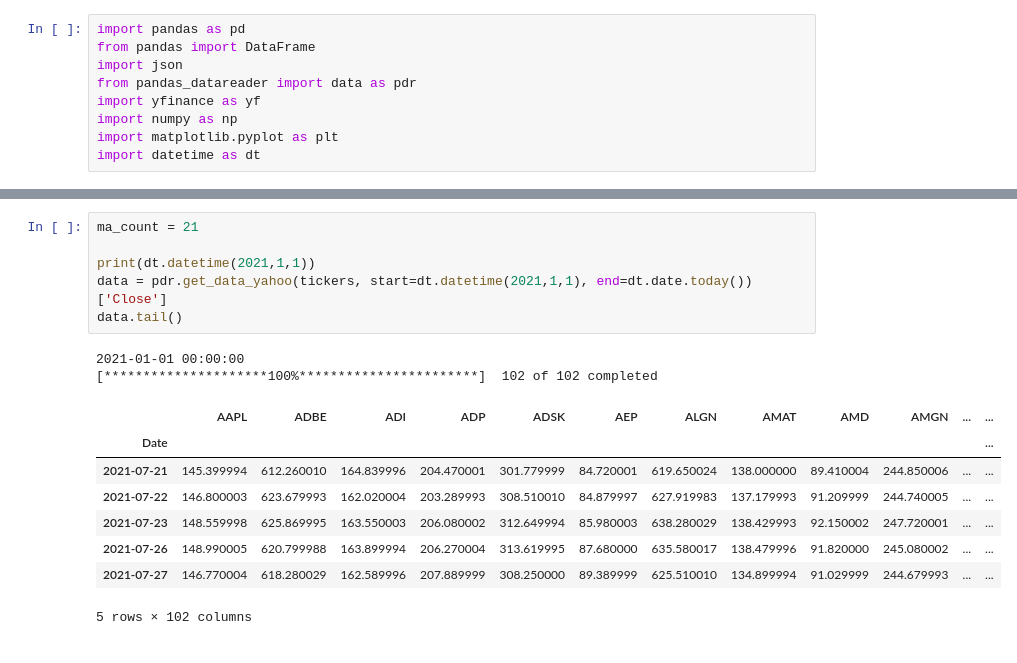
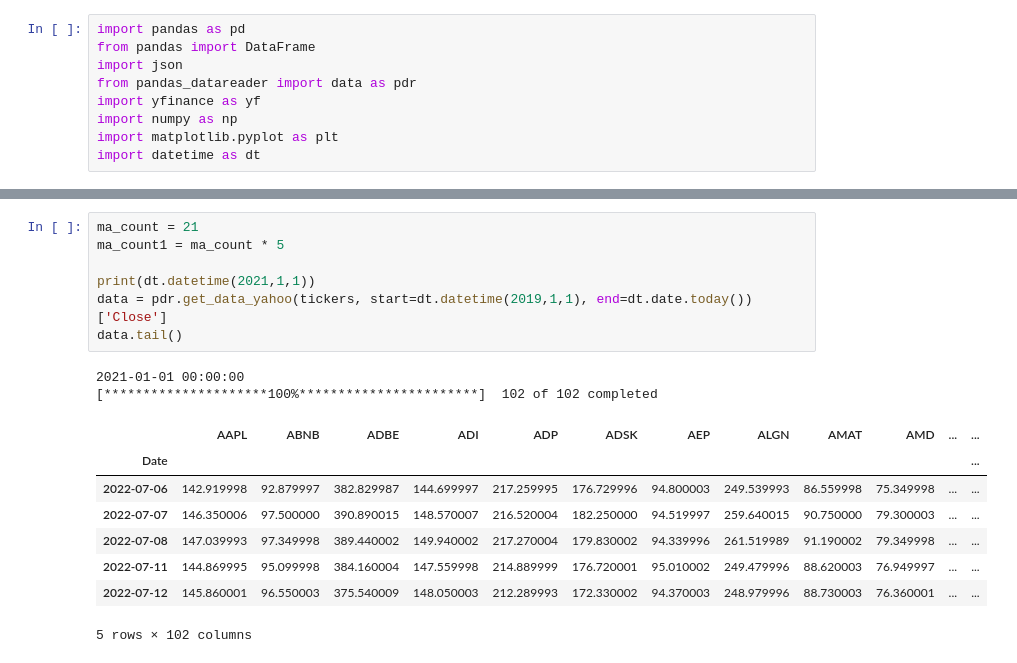
Before and after one commit to 4art/quant, a Jupyter notebook: ndx_ma.ipynb, the cells around one changed output, grey strips where cells are left out. Saved outputs shown, nothing was run; the diff lists cells and outputs as text.

```diff
--- a/ndx_ma.ipynb
+++ b/ndx_ma.ipynb
@@ -58,20 +58,21 @@ df
 102 rows × 4 columns
 # %%
 ma_count = 21
+ma_count1 = ma_count * 5
 
 print(dt.datetime(2021,1,1))
-data = pdr.get_data_yahoo(tickers, start=dt.datetime(2021,1,1), end=dt.date.today())['Close']
+data = pdr.get_data_yahoo(tickers, start=dt.datetime(2019,1,1), end=dt.date.today())['Close']
 data.tail()
 # %% [output]
 2021-01-01 00:00:00
 [*********************100%***********************]  102 of 102 completed
-|  | AAPL | ADBE | ADI | ADP | ADSK | AEP | ALGN | AMAT | AMD | AMGN | ... | ... |
+|  | AAPL | ABNB | ADBE | ADI | ADP | ADSK | AEP | ALGN | AMAT | AMD | ... | ... |
 | Date |  |  |  |  |  |  |  |  |  |  |  | ... |
-| 2021-07-21 | 145.399994 | 612.260010 | 164.839996 | 204.470001 | 301.779999 | 84.720001 | 619.650024 | 138.000000 | 89.410004 | 244.850006 | ... | ... |
-| 2021-07-22 | 146.800003 | 623.679993 | 162.020004 | 203.289993 | 308.510010 | 84.879997 | 627.919983 | 137.179993 | 91.209999 | 244.740005 | ... | ... |
-| 2021-07-23 | 148.559998 | 625.869995 | 163.550003 | 206.080002 | 312.649994 | 85.980003 | 638.280029 | 138.429993 | 92.150002 | 247.720001 | ... | ... |
-| 2021-07-26 | 148.990005 | 620.799988 | 163.899994 | 206.270004 | 313.619995 | 87.680000 | 635.580017 | 138.479996 | 91.820000 | 245.080002 | ... | ... |
-| 2021-07-27 | 146.770004 | 618.280029 | 162.589996 | 207.889999 | 308.250000 | 89.389999 | 625.510010 | 134.899994 | 91.029999 | 244.679993 | ... | ... |
+| 2022-07-06 | 142.919998 | 92.879997 | 382.829987 | 144.699997 | 217.259995 | 176.729996 | 94.800003 | 249.539993 | 86.559998 | 75.349998 | ... | ... |
+| 2022-07-07 | 146.350006 | 97.500000 | 390.890015 | 148.570007 | 216.520004 | 182.250000 | 94.519997 | 259.640015 | 90.750000 | 79.300003 | ... | ... |
+| 2022-07-08 | 147.039993 | 97.349998 | 389.440002 | 149.940002 | 217.270004 | 179.830002 | 94.339996 | 261.519989 | 91.190002 | 79.349998 | ... | ... |
+| 2022-07-11 | 144.869995 | 95.099998 | 384.160004 | 147.559998 | 214.889999 | 176.720001 | 95.010002 | 249.479996 | 88.620003 | 76.949997 | ... | ... |
+| 2022-07-12 | 145.860001 | 96.550003 | 375.540009 | 148.050003 | 212.289993 | 172.330002 | 94.370003 | 248.979996 | 88.730003 | 76.360001 | ... | ... |
 5 rows × 102 columns
 # %%
 ma = data.rolling(window=ma_count).mean()
```
Also changed, not shown: parts of 4 cells of this notebook, 2 other files.
